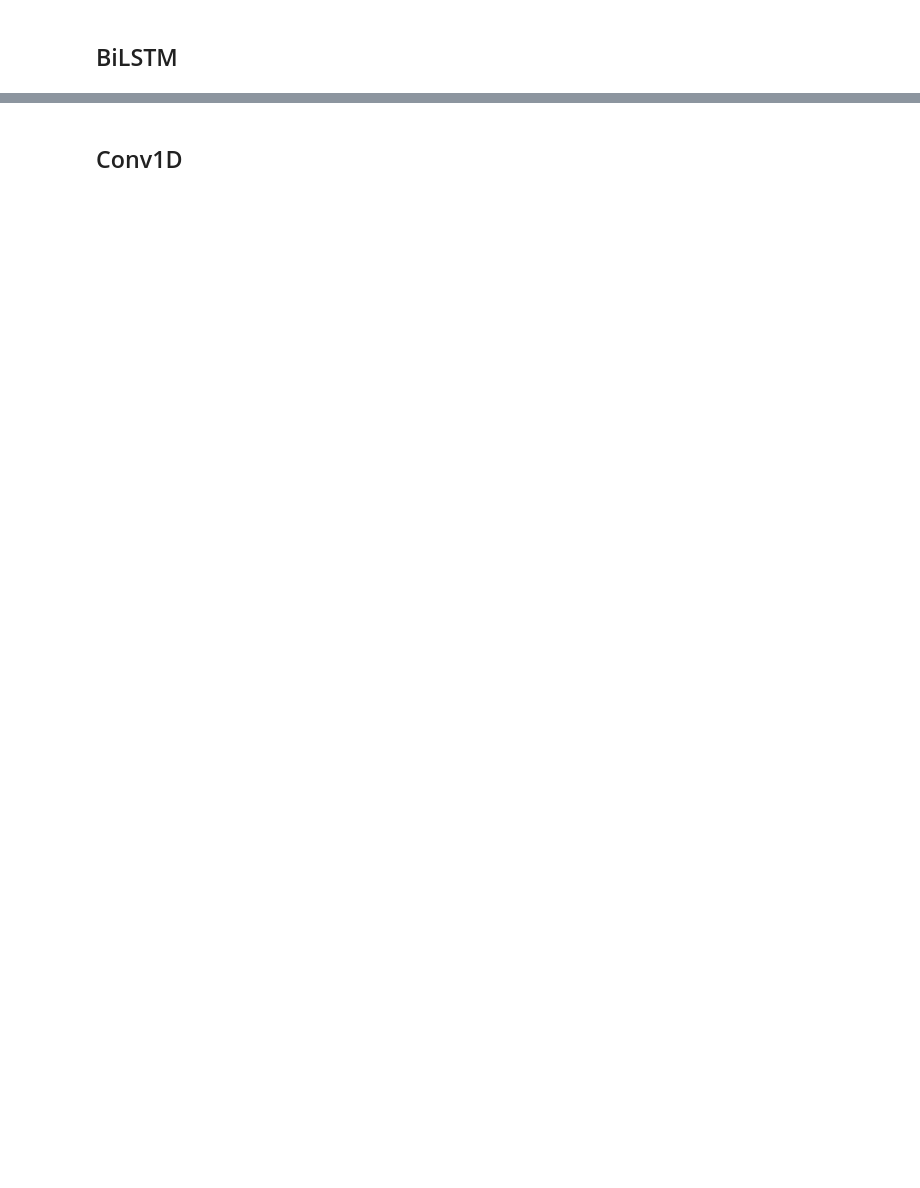
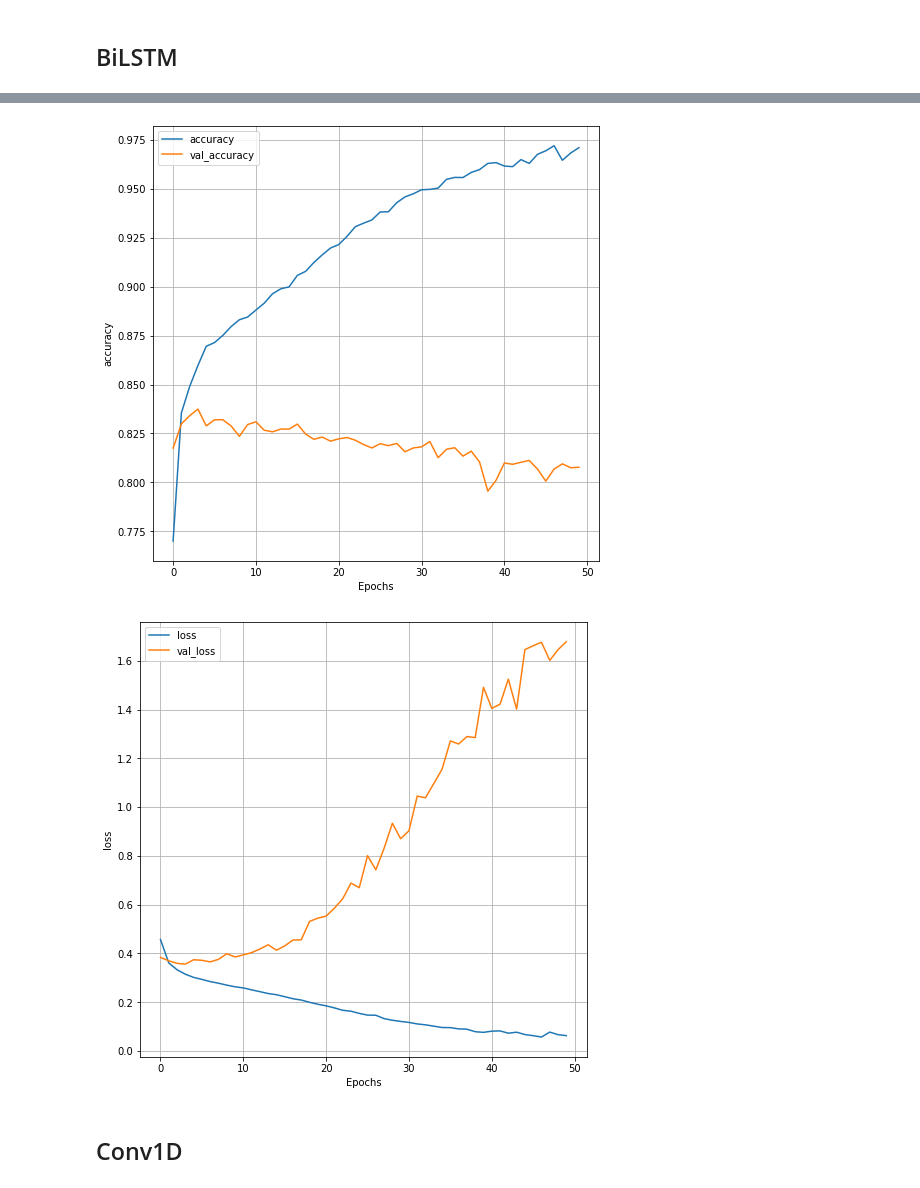
Before and after one commit to aaBadri/nlp-tf, a Jupyter notebook: week3/week3_examples.ipynb, the cells around one changed output, grey strips where cells are left out. Saved outputs shown, nothing was run; the diff lists cells and outputs as text; code cells hidden in the pictures; blank space fills up the shorter version.

```diff
--- a/week3/week3_examples.ipynb
+++ b/week3/week3_examples.ipynb
@@ -75,2 +369,32 @@ plot_graphs(history, "loss")
+# %%
+training_sentences = sentences[0:training_size]
+testing_sentences = sentences[training_size:]
+training_labels = labels[0:training_size]
+testing_labels = labels[training_size:]
+# %%
+tokenizer = Tokenizer(num_words=vocab_size, oov_token=oov_tok)
+tokenizer.fit_on_texts(training_sentences)
+
+word_index = tokenizer.word_index
+
+training_sequences = tokenizer.texts_to_sequences(training_sentences)
+training_padded = pad_sequences(training_sequences, maxlen=max_length, padding=padding_type, truncating=trunc_type)
+
+testing_sequences = tokenizer.texts_to_sequences(testing_sentences)
+testing_padded = pad_sequences(testing_sequences, maxlen=max_length, padding=padding_type, truncating=trunc_type)
+
+training_padded = np.array(training_padded)
+training_labels = np.array(training_labels)
+testing_padded = np.array(testing_padded)
+testing_labels = np.array(testing_labels)
 # %% [markdown]
 ## BiLSTM
+# %%
+model = tf.keras.Sequential([
+    tf.keras.layers.Embedding(vocab_size, embedding_dim, input_length=max_length),
+    tf.keras.layers.Bidirectional(tf.keras.layers.LSTM(32)),
+    tf.keras.layers.Dense(24, activation='relu'),
+    tf.keras.layers.Dense(1, activation='sigmoid')
+])
+model.compile(loss='binary_crossentropy',optimizer='adam',metrics=['accuracy'])
+model.summary()
@@ -76,0 +418,2 @@ plot_graphs(history, "loss")
+# %%
+history = model.fit(training_padded, training_labels, epochs=50, validation_data=(testing_padded, testing_labels), verbose=1)
@@ -77,2 +438,8 @@ plot_graphs(history, "loss")
+# %%
+plot_graphs(history, "accuracy")
+plot_graphs(history, "loss")
+# %% [output]
+[figure, added]
+[figure, added]
 # %% [markdown]
 ## Conv1D
```
Also changed, not shown: parts of 30 cells of this notebook.
